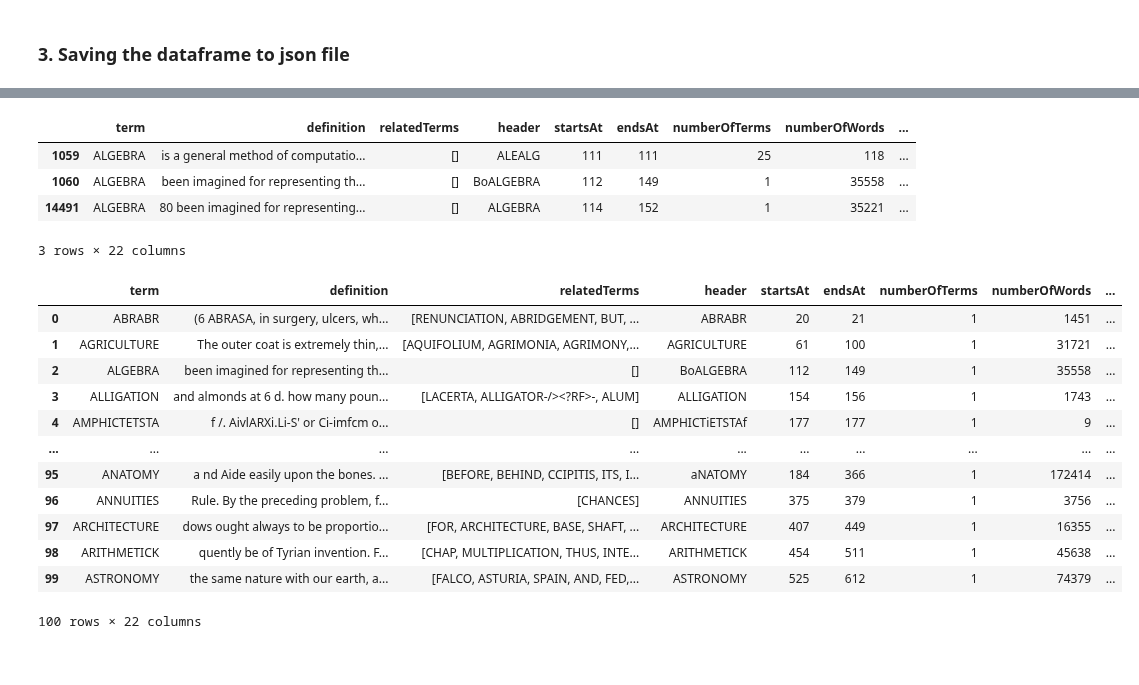
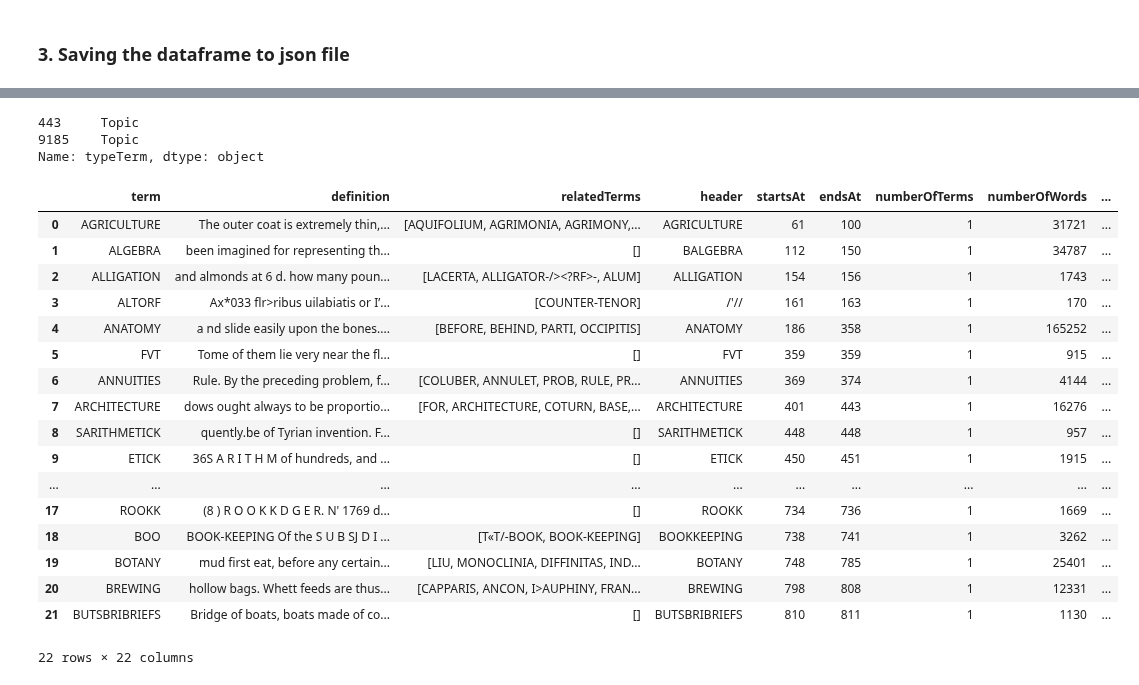
Before and after one commit to francesNLP/frances, a Jupyter notebook: NLS_EB/Notebooks/PostProcess/Merging_EB_Terms.ipynb, the cells around one changed output, grey strips where cells are left out. Drawn from its saved outputs; the diff is of its cells as text; code cells hidden in the pictures.

```diff
--- a/NLS_EB/Notebooks/PostProcess/Merging_EB_Terms.ipynb
+++ b/NLS_EB/Notebooks/PostProcess/Merging_EB_Terms.ipynb
@@ -800,7 +884,7 @@ Here we are going to take the output of the defoe files, and we are going to mer
 The next line takes time!
 # %%
 #query_results=read_query_results('toy_1771')
-query_results=read_query_results('results_eb_1_edition')
+query_results=read_query_results('results_eb_1_edition_new')
 # %%
 dc_results = copy.deepcopy(query_results)
 # %% [markdown]
@@ -821,13 +905,13 @@ query_results_articles = merge_articles(sorted_results)
 # %% [markdown]
 Since some pages with articles could have wronlgy been classified as "topics", we are going to go through the "TOPICS" pages, and try to extract again articles from those again - reclassifying those as Articles.
 # %%
-articles_refined=fixing_articles(query_results_articles)
+articles_refined=fixing_articles_1st(query_results_articles)
 # %% [markdown]
 ### 3. Merging topics together across pages
 
 First, we are going to transfor those pages, which only have 1 article, and the previous term is a topic, into topics, and give the previous term to these ones.
 # %%
-articles_refined= fixing_topics(articles_refined)
+articles_refined= fixing_topics_1st(articles_refined)
 # %% [markdown]
 Now, we are goint to merge topics.
 Topics can be across several pages, so we are going to **merge consecutive page-topics together**.
@@ -933,0 +1020,3 @@ df.head(n=20)
+# %%
+df_vol1=df[ (df["volumeNum"]==1) & (df["year"]==1771) ]
+df_vol1
@@ -1006,27 +1194,30 @@ altoXML                              144133901/alto/188084662.34.xml
 Name: 1063, dtype: object
 # %%
-df[df['term'].str.contains("ALGEBRA")]
+df[df['term'].str.contains("AGRICULTURE")]["typeTerm"]
 # %% [output]
-|  | term | definition | relatedTerms | header | startsAt | endsAt | numberOfTerms | numberOfWords | ... |
-| 1059 | ALGEBRA | is a general method of computatio... | [] | ALEALG | 111 | 111 | 25 | 118 | ... |
-| 1060 | ALGEBRA | been imagined for representing th... | [] | BoALGEBRA | 112 | 149 | 1 | 35558 | ... |
-| 14491 | ALGEBRA | 80 been imagined for representing... | [] | ALGEBRA | 114 | 152 | 1 | 35221 | ... |
-3 rows × 22 columns
+443     Topic
+9185    Topic
+Name: typeTerm, dtype: object
 # %%
-df_1771_small = df[df['typeTerm']=="Topic"]
+df_1771_small = df_vol1[df_vol1['typeTerm']=="Topic"]
 df_1771_small = df_1771_small.head(100).reset_index(drop=True)
 df_1771_small
 # %% [output]
 |  | term | definition | relatedTerms | header | startsAt | endsAt | numberOfTerms | numberOfWords | ... |
-| 0 | ABRABR | (6 ABRASA, in surgery, ulcers, wh... | [RENUNCIATION, ABRIDGEMENT, BUT, ... | ABRABR | 20 | 21 | 1 | 1451 | ... |
-| 1 | AGRICULTURE | The outer coat is extremely thin,... | [AQUIFOLIUM, AGRIMONIA, AGRIMONY,... | AGRICULTURE | 61 | 100 | 1 | 31721 | ... |
-| 2 | ALGEBRA | been imagined for representing th... | [] | BoALGEBRA | 112 | 149 | 1 | 35558 | ... |
-| 3 | ALLIGATION | and almonds at 6 d. how many poun... | [LACERTA, ALLIGATOR-/><?RF>-, ALUM] | ALLIGATION | 154 | 156 | 1 | 1743 | ... |
-| 4 | AMPHICTETSTA | f /. AivlARXi.Li-S' or Ci-imfcm o... | [] | AMPHICTiETSTAf | 177 | 177 | 1 | 9 | ... |
+| 0 | AGRICULTURE | The outer coat is extremely thin,... | [AQUIFOLIUM, AGRIMONIA, AGRIMONY,... | AGRICULTURE | 61 | 100 | 1 | 31721 | ... |
+| 1 | ALGEBRA | been imagined for representing th... | [] | BALGEBRA | 112 | 150 | 1 | 34787 | ... |
+| 2 | ALLIGATION | and almonds at 6 d. how many poun... | [LACERTA, ALLIGATOR-/><?RF>-, ALUM] | ALLIGATION | 154 | 156 | 1 | 1743 | ... |
+| 3 | ALTORF | Ax*033 flr>ribus uilabiatis or I’... | [COUNTER-TENOR] | /'// | 161 | 163 | 1 | 170 | ... |
+| 4 | ANATOMY | a nd slide easily upon the bones.... | [BEFORE, BEHIND, PARTI, OCCIPITIS] | ANATOMY | 186 | 358 | 1 | 165252 | ... |
+| 5 | FVT | Tome of them lie very near the fl... | [] | FVT | 359 | 359 | 1 | 915 | ... |
+| 6 | ANNUITIES | Rule. By the preceding problem, f... | [COLUBER, ANNULET, PROB, RULE, PR... | ANNUITIES | 369 | 374 | 1 | 4144 | ... |
+| 7 | ARCHITECTURE | dows ought always to be proportio... | [FOR, ARCHITECTURE, COTURN, BASE,... | ARCHITECTURE | 401 | 443 | 1 | 16276 | ... |
+| 8 | SARITHMETICK | quently.be of Tyrian invention. F... | [] | SARITHMETICK | 448 | 448 | 1 | 957 | ... |
+| 9 | ETICK | 36S A R I T H M of hundreds, and ... | [] | ETICK | 450 | 451 | 1 | 1915 | ... |
 | ... | ... | ... | ... | ... | ... | ... | ... | ... | ... |
-| 95 | ANATOMY | a nd Aide easily upon the bones. ... | [BEFORE, BEHIND, CCIPITIS, ITS, I... | aNATOMY | 184 | 366 | 1 | 172414 | ... |
-| 96 | ANNUITIES | Rule. By the preceding problem, f... | [CHANCES] | ANNUITIES | 375 | 379 | 1 | 3756 | ... |
-| 97 | ARCHITECTURE | dows ought always to be proportio... | [FOR, ARCHITECTURE, BASE, SHAFT, ... | ARCHITECTURE | 407 | 449 | 1 | 16355 | ... |
-| 98 | ARITHMETICK | quently be of Tyrian invention. F... | [CHAP, MULTIPLICATION, THUS, INTE... | ARITHMETICK | 454 | 511 | 1 | 45638 | ... |
-| 99 | ASTRONOMY | the same nature with our earth, a... | [FALCO, ASTURIA, SPAIN, AND, FED,... | ASTRONOMY | 525 | 612 | 1 | 74379 | ... |
+| 17 | ROOKK | (8 ) R O O K K D G E R. N' 1769 d... | [] | ROOKK | 734 | 736 | 1 | 1669 | ... |
+| 18 | BOO | BOOK-KEEPING Of the S U B SJ D I ... | [T«T/-BOOK, BOOK-KEEPING] | BOOKKEEPING | 738 | 741 | 1 | 3262 | ... |
+| 19 | BOTANY | mud first eat, before any certain... | [LIU, MONOCLINIA, DIFFINITAS, IND... | BOTANY | 748 | 785 | 1 | 25401 | ... |
+| 20 | BREWING | hollow bags. Whett feeds are thus... | [CAPPARIS, ANCON, I>AUPHINY, FRAN... | BREWING | 798 | 808 | 1 | 12331 | ... |
+| 21 | BUTSBRIBRIEFS | Bridge of boats, boats made of co... | [] | BUTSBRIBRIEFS | 810 | 811 | 1 | 1130 | ... |
-100 rows × 22 columns
+22 rows × 22 columns
```
Also changed, not shown: parts of 26 cells of this notebook, 2 other files.
